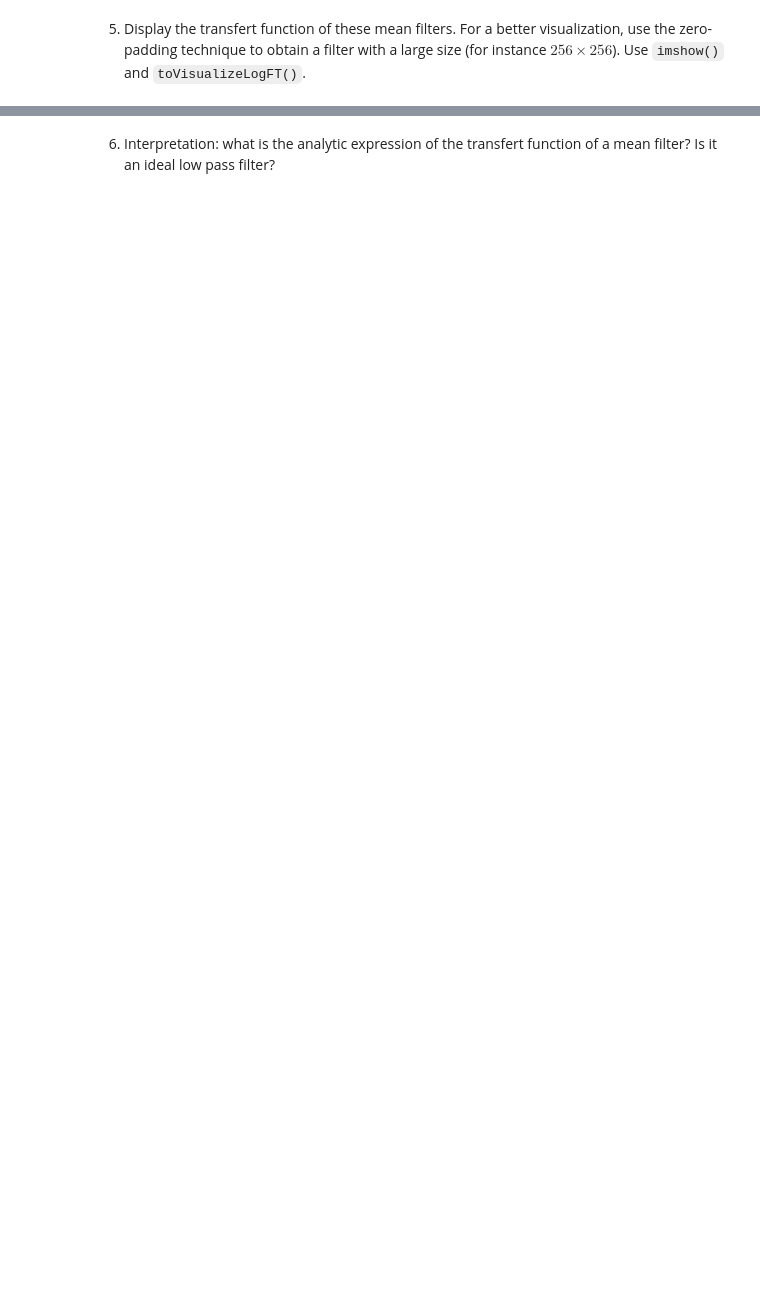
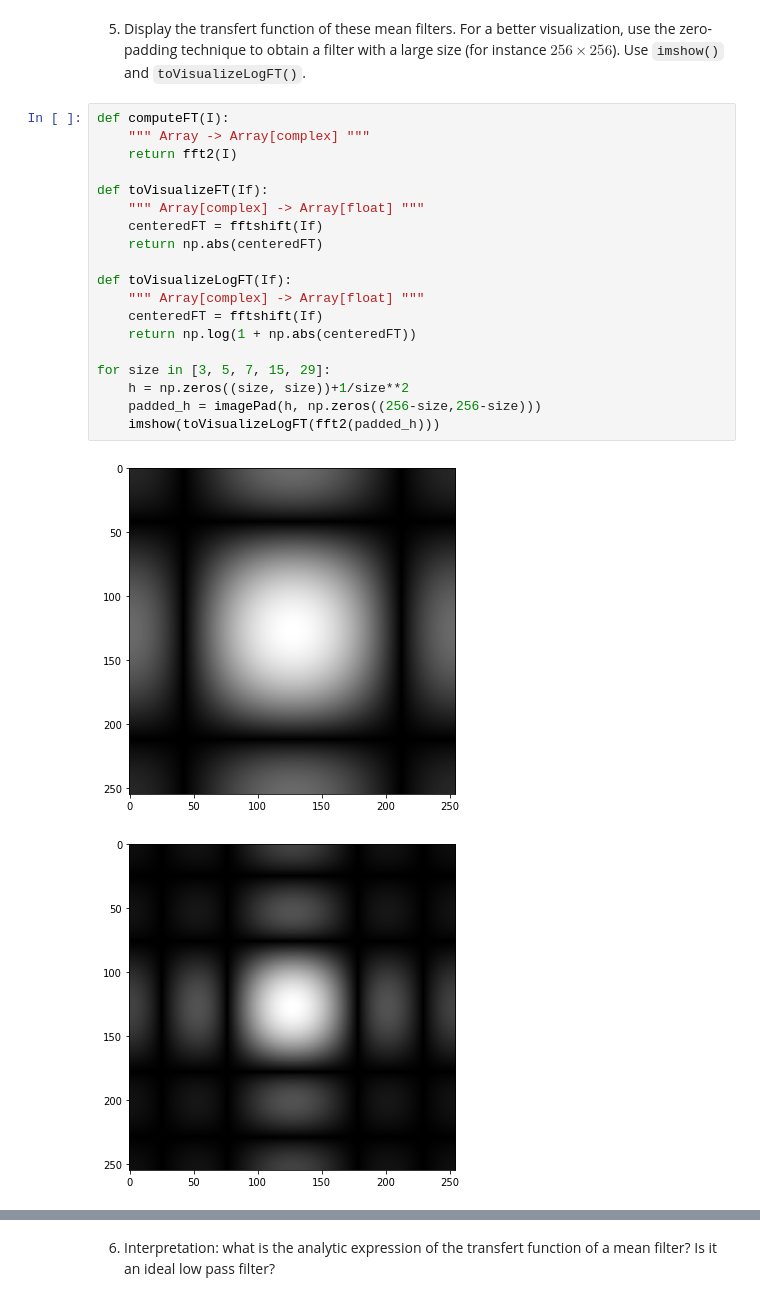
Before and after one commit to CharlesAttend/M1-S1-DAC, a Jupyter notebook: BIMA/TME/TME4/TME4.ipynb, the cells around one changed output, grey strips where cells are left out. Cells and saved outputs as stored; diff of their text form; blank space fills up the shorter version.

```diff
--- a/BIMA/TME/TME4/TME4.ipynb
+++ b/BIMA/TME/TME4/TME4.ipynb
@@ -199,2 +198,24 @@ imshow(conv2(mandrill, h))
 # %% [markdown]
 5. Display the transfert function of these mean filters. For a better visualization, use the zero-padding technique to obtain a filter with a large size (for instance $256\times 256$). Use `imshow()` and `toVisualizeLogFT()`.
+# %%
+def computeFT(I):
+    """ Array -> Array[complex] """
+    return fft2(I)
+
+def toVisualizeFT(If):
+    """ Array[complex] -> Array[float] """
+    centeredFT = fftshift(If)
+    return np.abs(centeredFT)
+
+def toVisualizeLogFT(If):
+    """ Array[complex] -> Array[float] """
+    centeredFT = fftshift(If)
+    return np.log(1 + np.abs(centeredFT))
+
+for size in [3, 5, 7, 15, 29]:
+    h = np.zeros((size, size))+1/size**2
+    padded_h = imagePad(h, np.zeros((256-size,256-size)))
+    imshow(toVisualizeLogFT(fft2(padded_h)))
+# %% [output]
+[figure, added]
+[figure, added]
```
Also changed, not shown: parts of 14 cells of this notebook.
